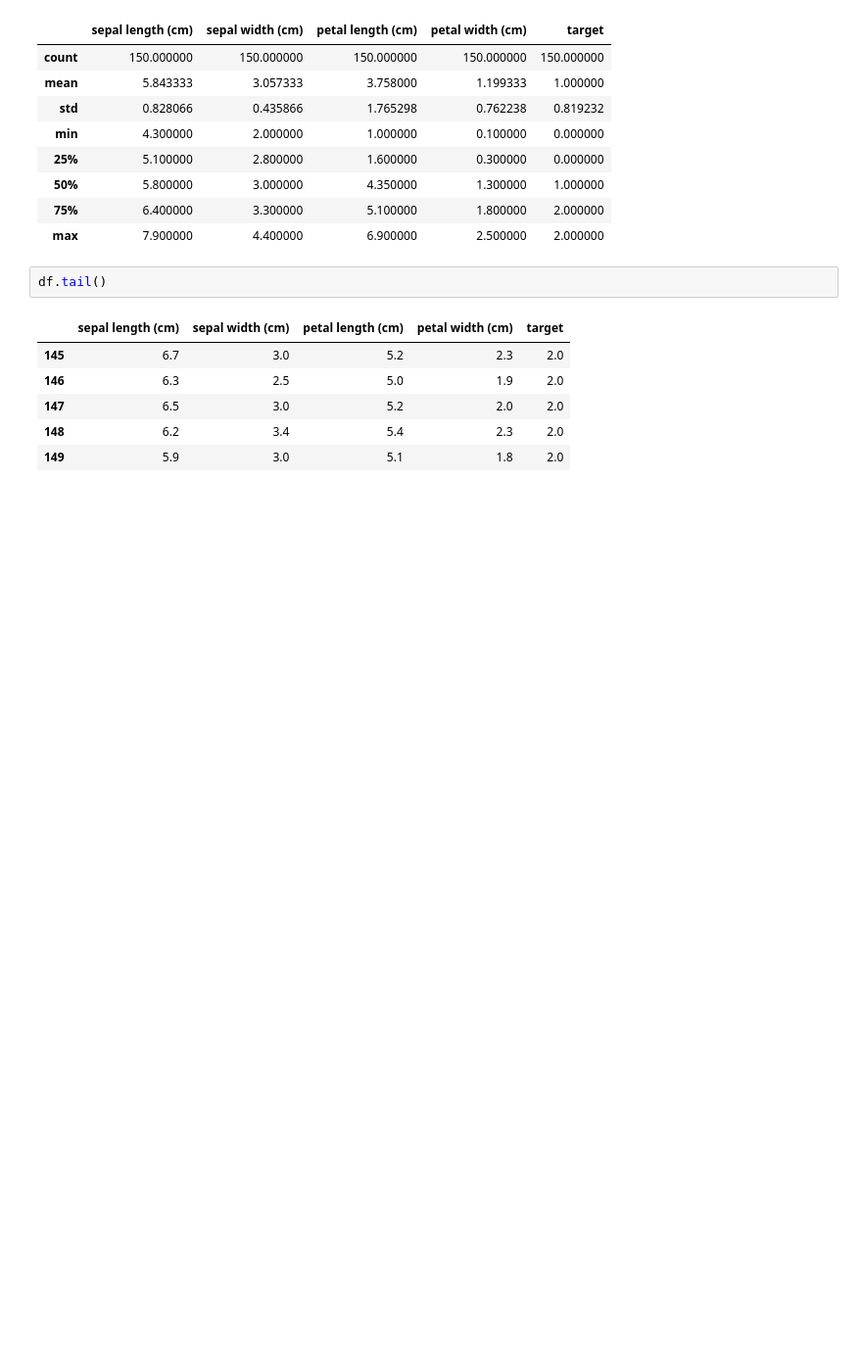
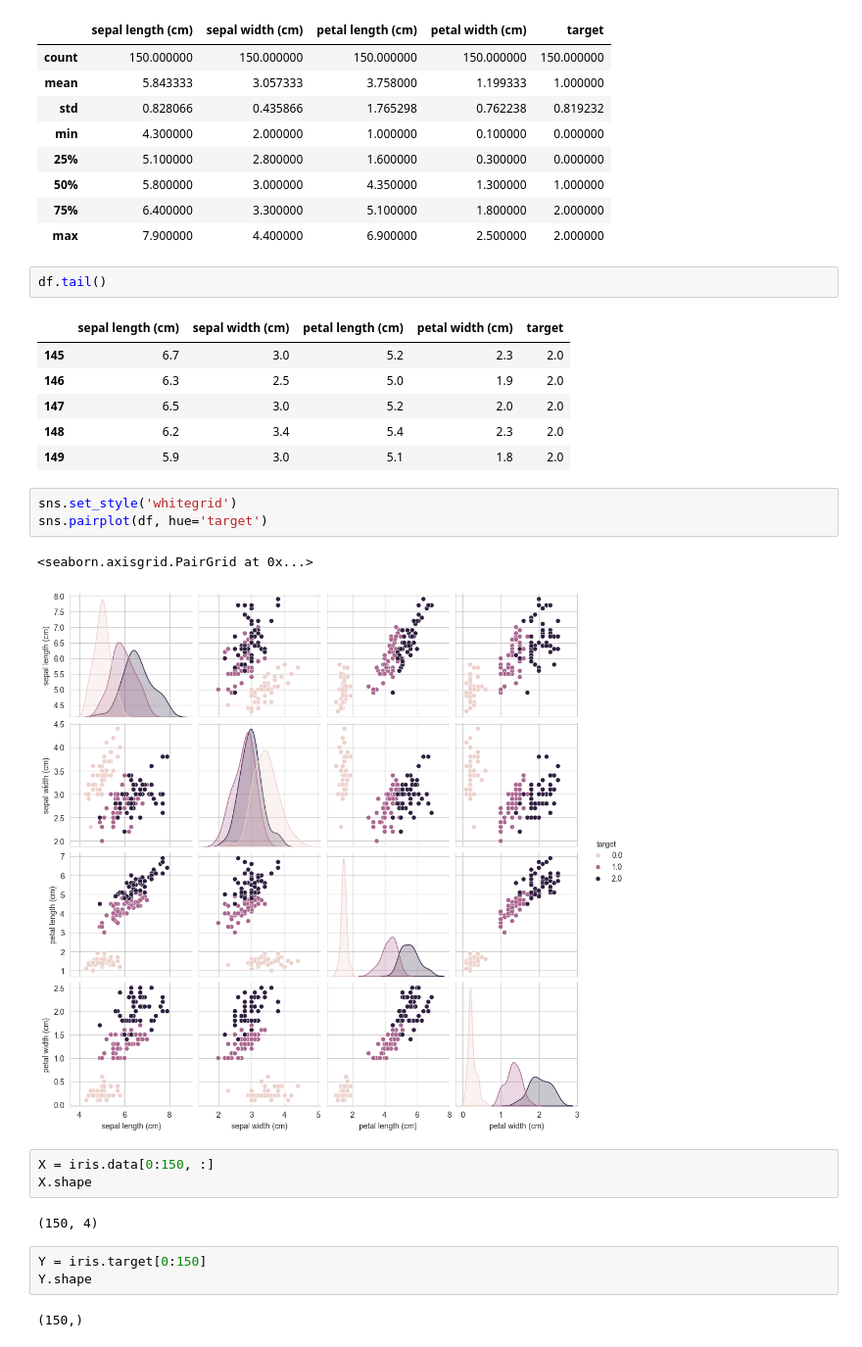
Before and after one commit to briwhi/iris, a Jupyter notebook: iris_notebook.ipynb, the cells around one changed output. Shown at 98% size. Saved outputs shown, nothing was run; the diff lists cells and outputs as text; blank space fills up the shorter version.

```diff
--- a/iris_notebook.ipynb
+++ b/iris_notebook.ipynb
@@ -40,3 +40,19 @@ df.tail()
 | 147 | 6.5 | 3.0 | 5.2 | 2.0 | 2.0 |
 | 148 | 6.2 | 3.4 | 5.4 | 2.3 | 2.0 |
 | 149 | 5.9 | 3.0 | 5.1 | 1.8 | 2.0 |
+# %%
+sns.set_style('whitegrid')
+sns.pairplot(df, hue='target')
+# %% [output]
+<seaborn.axisgrid.PairGrid at 0x...>
+[figure, added]
+# %%
+X = iris.data[0:150, :]
+X.shape
+# %% [output]
+(150, 4)
+# %%
+Y = iris.target[0:150]
+Y.shape
+# %% [output]
+(150,)
```
Also changed, not shown: parts of 5 cells of this notebook.
